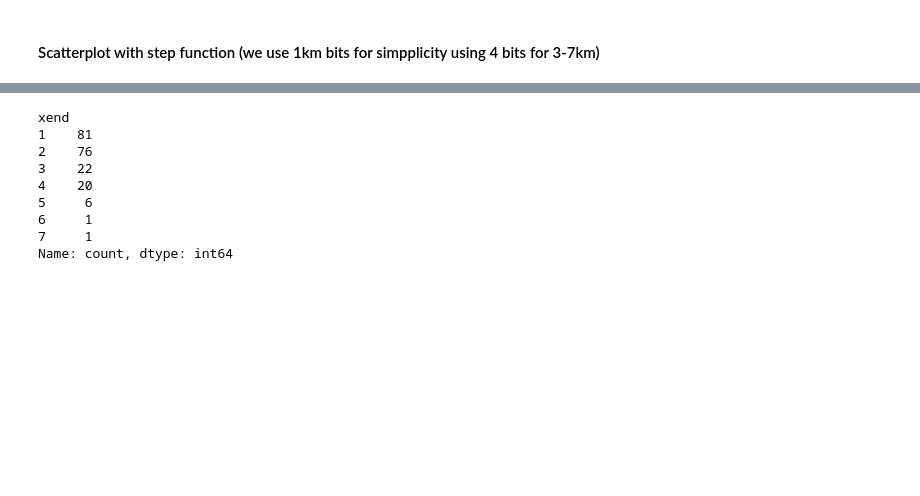
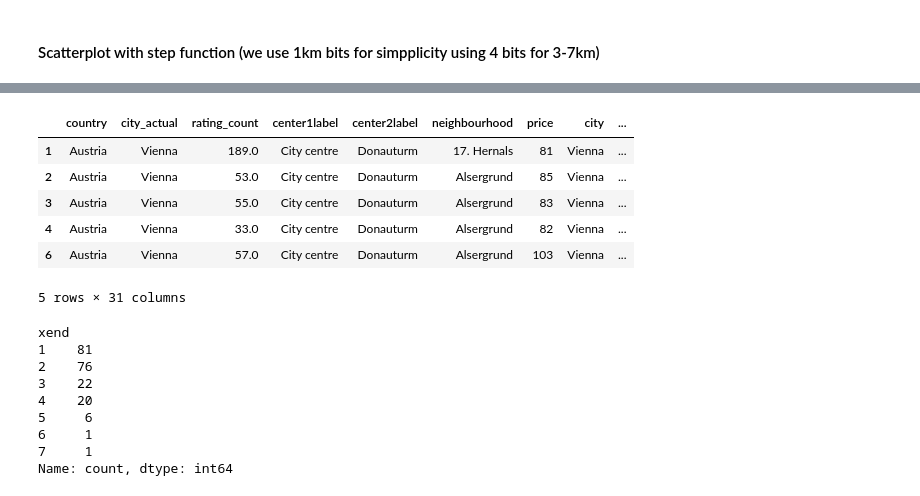
Before and after one commit to dan-iall/da_case_studies, a Jupyter notebook: ch07-hotels-simple-reg/ch07-hotels-simple-reg.ipynb, the cells around one changed output, grey strips where cells are left out. Cells and saved outputs as stored; diff of their text form; code cells hidden in the pictures; blank space fills up the shorter version.

```diff
--- a/ch07-hotels-simple-reg/ch07-hotels-simple-reg.ipynb
+++ b/ch07-hotels-simple-reg/ch07-hotels-simple-reg.ipynb
@@ -325,11 +348,12 @@ No artists with labels found to put in legend.  Note that artists whose label st
 # %%
-hotels["dist4_s"] = hotels["distance"].apply(
-    lambda x: 1 * int(x >= 1)
-    + 1 * int(x >= 2)
-    + 1 * int(x >= 3)
-    + 1 * int(x >= 4)
-    + 1 * int(x >= 5)
-    + 1 * int(x >= 6)
-)
-hotels["xend"] = hotels["dist4_s"] + 1
-hotels["yend"] = hotels["Eprice_cat4"]
+# hotels["dist4_s"] = hotels["distance"].apply(
+#     lambda x: 1 * int(x >= 1)
+#     + 1 * int(x >= 2)
+#     + 1 * int(x >= 3)
+#     + 1 * int(x >= 4)
+#     + 1 * int(x >= 5)
+#     + 1 * int(x >= 6)
+# )
+# hotels["xend"] = hotels["dist4_s"] + 1
+# hotels["yend"] = hotels["Eprice_cat4"]
+# hotels.head()
@@ -336,3 +371,23 @@ hotels["yend"] = hotels["Eprice_cat4"]
+# %%
+# The "Pandonic" Way: Vectorized Math
+# 1. Floor the distance (drop the decimals).
+# 2. Clip the result between 0 and 6 (to match your lambda's limit).
+# 3. Convert to integer.
+hotels["dist4_s"] = np.clip(np.floor(hotels["distance"]), 0, 6).astype(int)
+
+# These calculations are already efficient vector operations
+hotels["xend"] = hotels["dist4_s"] + 1
+hotels["yend"] = hotels["Eprice_cat4"]
+
+hotels.head()
+# %% [output]
+|  | country | city_actual | rating_count | center1label | center2label | neighbourhood | price | city | ... |
+| 1 | Austria | Vienna | 189.0 | City centre | Donauturm | 17. Hernals | 81 | Vienna | ... |
+| 2 | Austria | Vienna | 53.0 | City centre | Donauturm | Alsergrund | 85 | Vienna | ... |
+| 3 | Austria | Vienna | 55.0 | City centre | Donauturm | Alsergrund | 83 | Vienna | ... |
+| 4 | Austria | Vienna | 33.0 | City centre | Donauturm | Alsergrund | 82 | Vienna | ... |
+| 6 | Austria | Vienna | 57.0 | City centre | Donauturm | Alsergrund | 103 | Vienna | ... |
+5 rows × 31 columns
 # %%
 hotels["xend"].value_counts()
 # %% [output]
```
Also changed, not shown: parts of 17 cells of this notebook, 1 other file.
